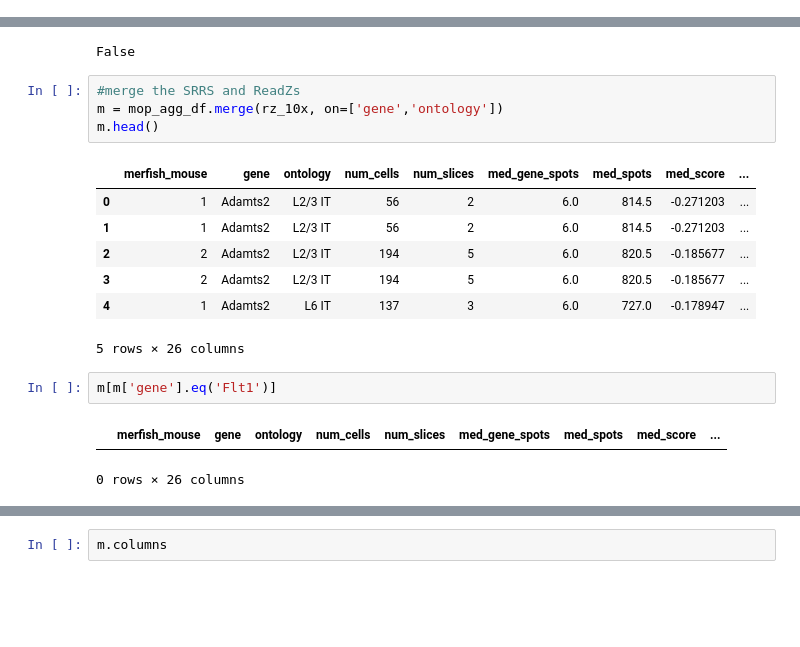
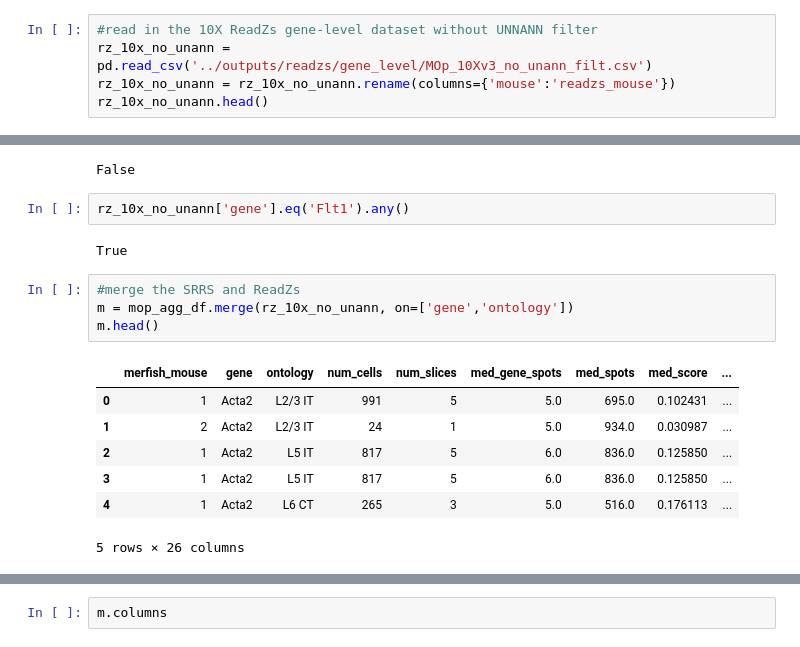
Before and after one commit to salzman-lab/SPRAWL, a Jupyter notebook: analysis/peripheral_readzs_srrs_correlations.ipynb, the cells around one changed output, grey strips where cells are left out. Drawn from its saved outputs; the diff is of its cells as text; blank space fills up the shorter version.

```diff
--- a/analysis/peripheral_readzs_srrs_correlations.ipynb
+++ b/analysis/peripheral_readzs_srrs_correlations.ipynb
@@ -77,3 +77,8 @@ rz_10x.head()
 | 2 | chr4_Rspo1_plus | L5 IT___426003 | 26900 | 8.0 | 0.107795 | 1.0 | ... |
 | 3 | chr4_Rspo1_plus | L2/3 IT___426003 | 718 | 7.0 | 0.263340 | 1.0 | ... |
 | 4 | chr4_Col15a1_plus | L5 IT___426003 | 1606 | 6.0 | -0.117295 | 1.0 | ... |
+# %%
+#read in the 10X ReadZs gene-level dataset without UNNANN filter
+rz_10x_no_unann = pd.read_csv('../outputs/readzs/gene_level/MOp_10Xv3_no_unann_filt.csv')
+rz_10x_no_unann = rz_10x_no_unann.rename(columns={'mouse':'readzs_mouse'})
+rz_10x_no_unann.head()
@@ -81,23 +93,22 @@ rz_10x.head()
 rz_10x['gene'].eq('Flt1').any()
 # %% [output]
 False
+# %%
+rz_10x_no_unann['gene'].eq('Flt1').any()
+# %% [output]
+True
 # %%
 #merge the SRRS and ReadZs
-m = mop_agg_df.merge(rz_10x, on=['gene','ontology'])
+m = mop_agg_df.merge(rz_10x_no_unann, on=['gene','ontology'])
 m.head()
 # %% [output]
 |  | merfish_mouse | gene | ontology | num_cells | num_slices | med_gene_spots | med_spots | med_score | ... |
-| 0 | 1 | Adamts2 | L2/3 IT | 56 | 2 | 6.0 | 814.5 | -0.271203 | ... |
-| 1 | 1 | Adamts2 | L2/3 IT | 56 | 2 | 6.0 | 814.5 | -0.271203 | ... |
-| 2 | 2 | Adamts2 | L2/3 IT | 194 | 5 | 6.0 | 820.5 | -0.185677 | ... |
-| 3 | 2 | Adamts2 | L2/3 IT | 194 | 5 | 6.0 | 820.5 | -0.185677 | ... |
-| 4 | 1 | Adamts2 | L6 IT | 137 | 3 | 6.0 | 727.0 | -0.178947 | ... |
+| 0 | 1 | Acta2 | L2/3 IT | 991 | 5 | 5.0 | 695.0 | 0.102431 | ... |
+| 1 | 2 | Acta2 | L2/3 IT | 24 | 1 | 5.0 | 934.0 | 0.030987 | ... |
+| 2 | 1 | Acta2 | L5 IT | 817 | 5 | 6.0 | 836.0 | 0.125850 | ... |
+| 3 | 1 | Acta2 | L5 IT | 817 | 5 | 6.0 | 836.0 | 0.125850 | ... |
+| 4 | 1 | Acta2 | L6 CT | 265 | 3 | 5.0 | 516.0 | 0.176113 | ... |
 5 rows × 26 columns
-# %%
-m[m['gene'].eq('Flt1')]
-# %% [output]
-|  | merfish_mouse | gene | ontology | num_cells | num_slices | med_gene_spots | med_spots | med_score | ... |
-0 rows × 26 columns
 # %%
 #calculate pearson correlations and BH corrected p-values
 corr_data = collections.defaultdict(list)
```
Also changed, not shown: parts of 13 cells of this notebook, 59 other files.
